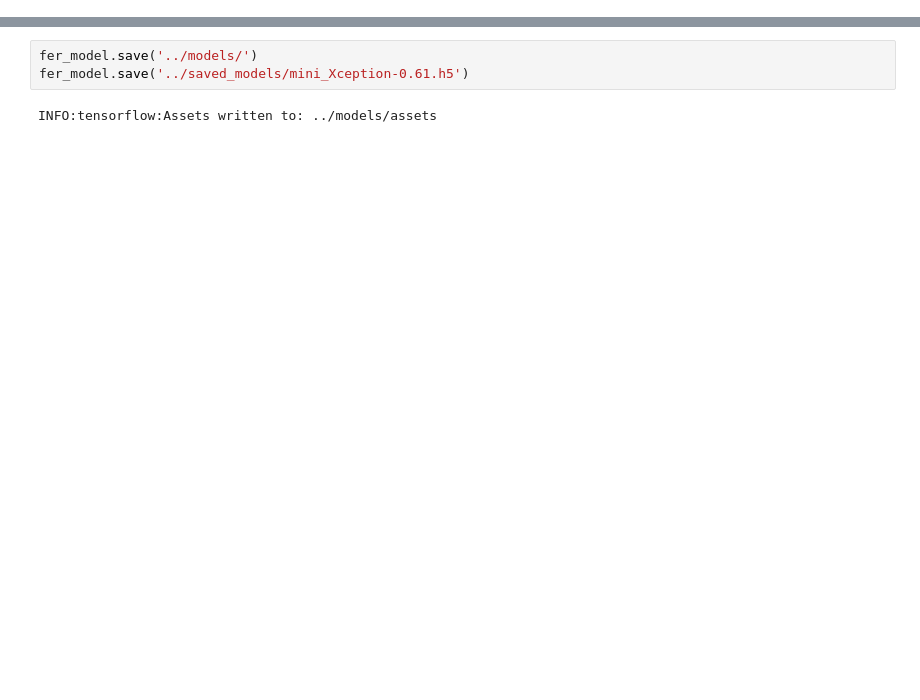
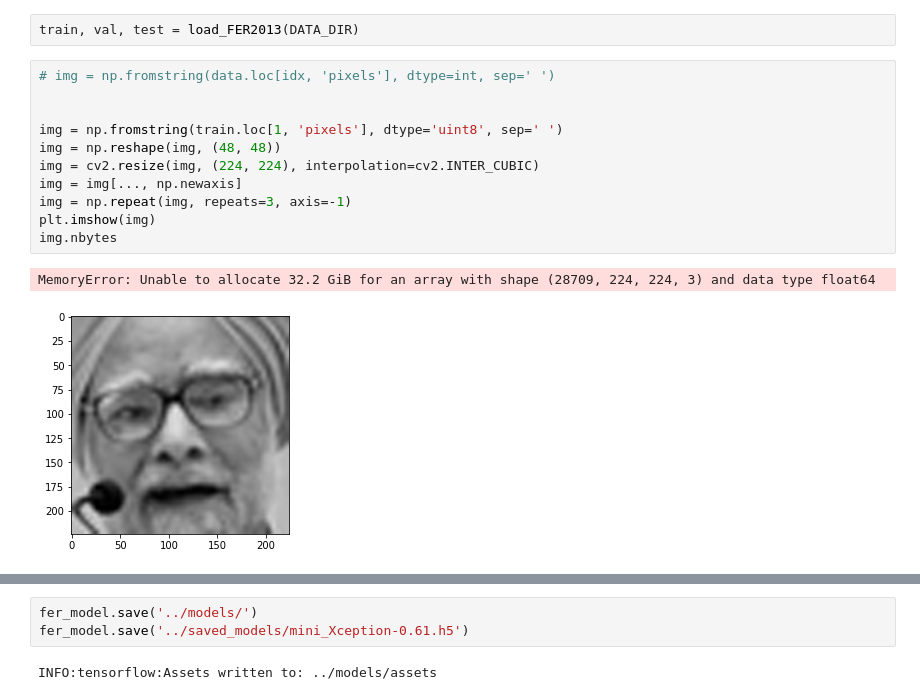
Before and after one commit to NPilis/Facial-Expression-Recognition, a Jupyter notebook: notebooks/test.ipynb, the cells around one changed output, grey strips where cells are left out. Saved outputs shown, nothing was run; the diff lists cells and outputs as text; blank space fills up the shorter version.

```diff
--- a/notebooks/test.ipynb
+++ b/notebooks/test.ipynb
@@ -29,3 +36,19 @@ checkpoint_dir = os.path.dirname(checkpoint_path)
+# %%
+train, val, test = load_FER2013(DATA_DIR)
+# %%
+# img = np.fromstring(data.loc[idx, 'pixels'], dtype=int, sep=' ')
+
+
+img = np.fromstring(train.loc[1, 'pixels'], dtype='uint8', sep=' ')
+img = np.reshape(img, (48, 48))
+img = cv2.resize(img, (224, 224), interpolation=cv2.INTER_CUBIC)
+img = img[..., np.newaxis]
+img = np.repeat(img, repeats=3, axis=-1)
+plt.imshow(img)
+img.nbytes
+# %% [output]
+MemoryError: Unable to allocate 32.2 GiB for an array with shape (28709, 224, 224, 3) and data type float64
+[figure, added]
 # %%
 # Constants
 DATA_DIR = '../data'
```
Also changed, not shown: parts of 13 cells of this notebook, 6 other files.
